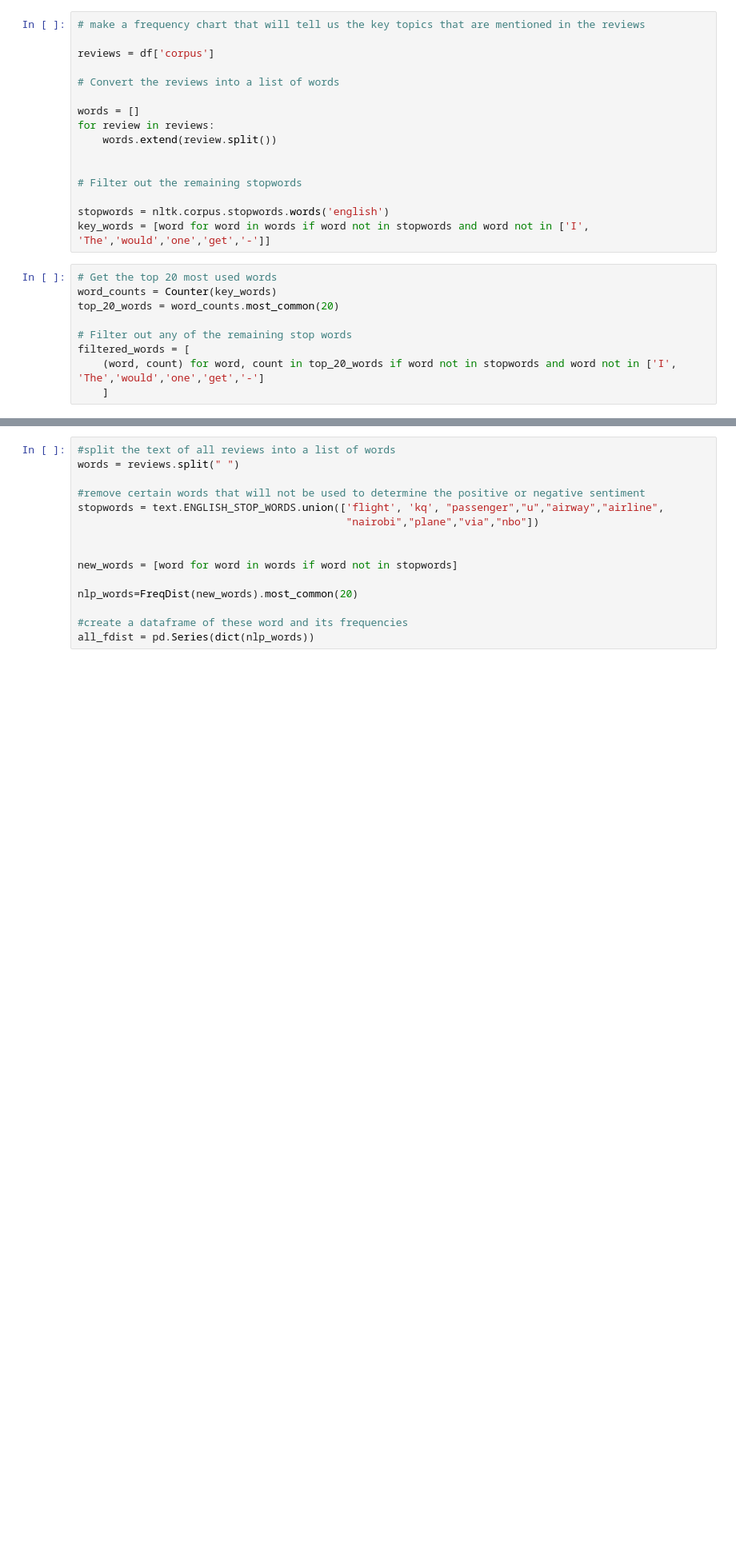
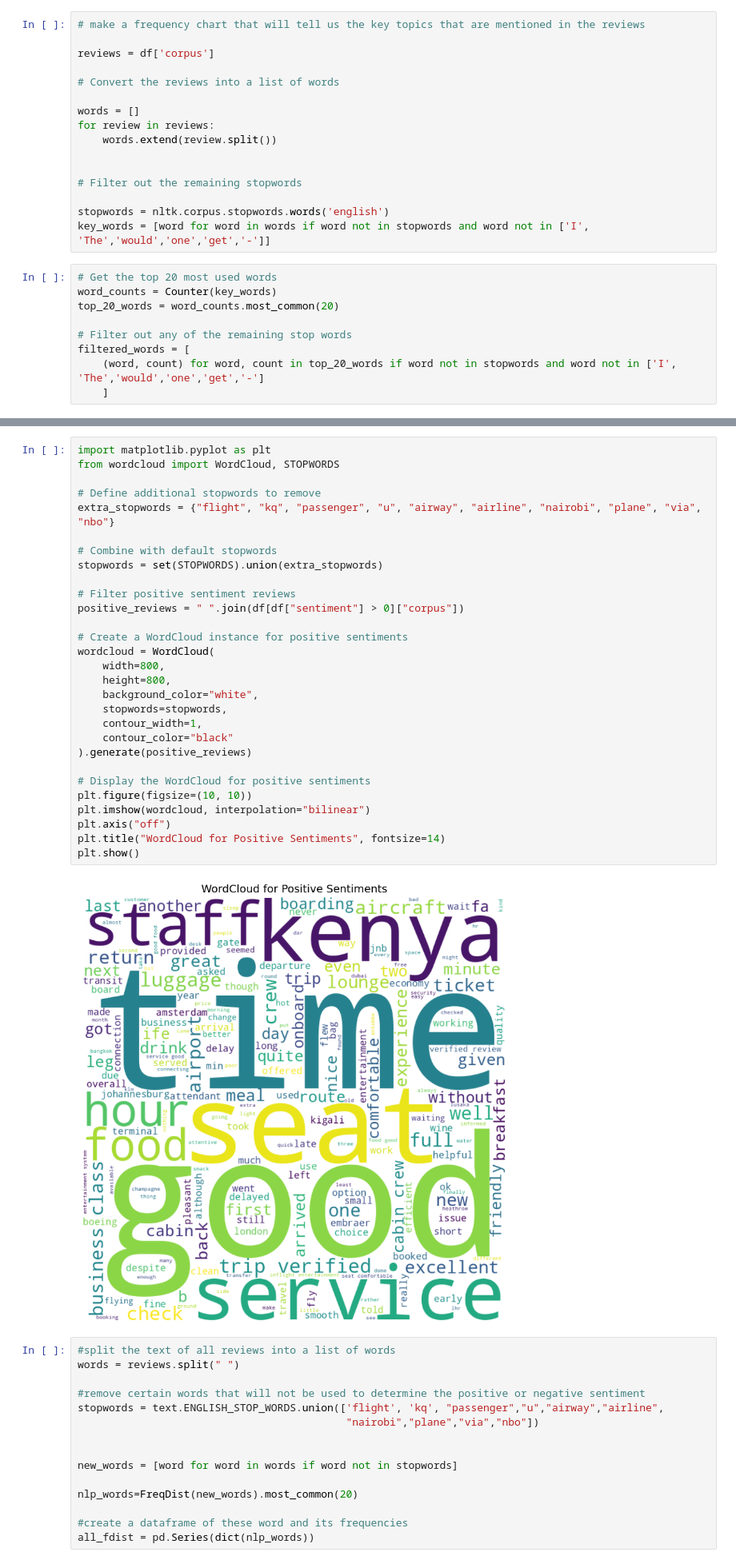
Before and after one commit to RichardKameri/SPICE, a Jupyter notebook: index.ipynb, the cells around one changed output, grey strips where cells are left out. Shown at 80% size. Saved outputs shown, nothing was run; the diff lists cells and outputs as text; blank space fills up the shorter version.

```diff
--- a/index.ipynb
+++ b/index.ipynb
@@ -493,3 +505,34 @@ plt.show()
+# %%
+import matplotlib.pyplot as plt
+from wordcloud import WordCloud, STOPWORDS
+
+# Define additional stopwords to remove
+extra_stopwords = {"flight", "kq", "passenger", "u", "airway", "airline", "nairobi", "plane", "via", "nbo"}
+
+# Combine with default stopwords
+stopwords = set(STOPWORDS).union(extra_stopwords)
+
+# Filter positive sentiment reviews
+positive_reviews = " ".join(df[df["sentiment"] > 0]["corpus"])
+
+# Create a WordCloud instance for positive sentiments
+wordcloud = WordCloud(
+    width=800,
+    height=800,
+    background_color="white",
+    stopwords=stopwords,
+    contour_width=1,
+    contour_color="black"
+).generate(positive_reviews)
+
+# Display the WordCloud for positive sentiments
+plt.figure(figsize=(10, 10))
+plt.imshow(wordcloud, interpolation="bilinear")
+plt.axis("off")
+plt.title("WordCloud for Positive Sentiments", fontsize=14)
+plt.show()
+# %% [output]
+[figure, added]
 # %%
 #split the text of all reviews into a list of words
 words = reviews.split(" ")
```
Also changed, not shown: parts of 25 cells of this notebook.
